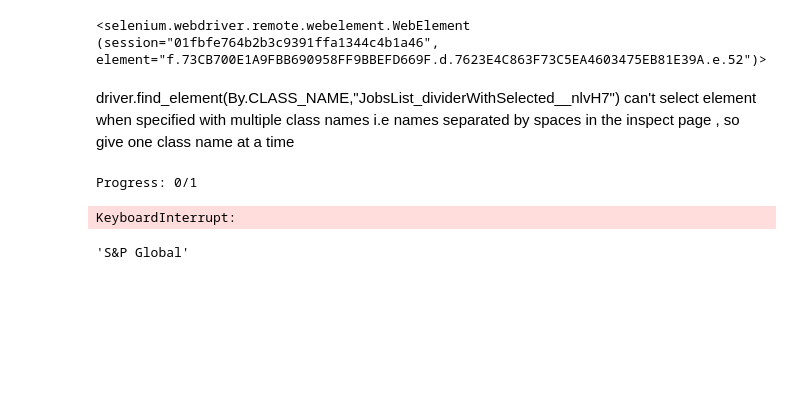
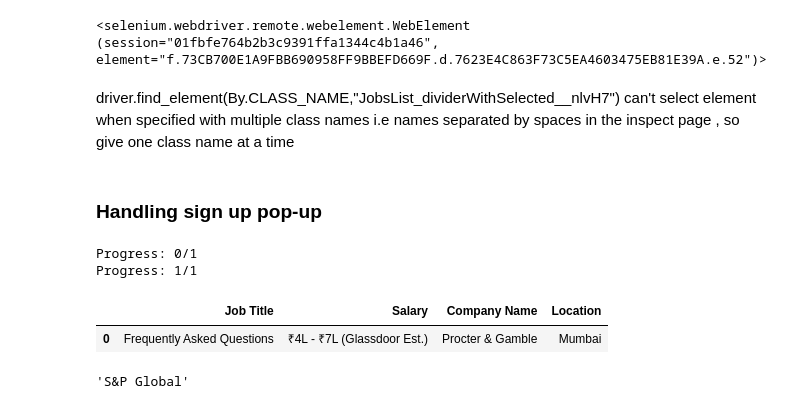
Before and after one commit to Aishwarya-Karwal/ds-project-from-scratch, a Jupyter notebook: web scraping (collecting DS jobs data).ipynb, the cells around one changed output. Cells and saved outputs as stored; diff of their text form; code cells hidden in the pictures; blank space fills up the shorter version.

```diff
--- a/web scraping (collecting DS jobs data).ipynb
+++ b/web scraping (collecting DS jobs data).ipynb
@@ -302,3 +546,5 @@ while( len(jobs) < 1):
 
         break
     jobs.append(job_buttons)
+# %% [markdown]
+### Handling sign up pop-up
@@ -308,13 +566,13 @@ while( len(jobs) < 1):
 
 #options = webdriver.ChromeOptions()
 options = Options()
-options.add_argument("--disable-notifications")
+options.add_argument("--disable-notifications") # did not do any good
 driver = webdriver.Chrome(options = options)
 
 # not writing the executable parameter in option since
 # it gives error now , maybe in updated versions
 # of selenium
-#driver = webdriver.Chrome(options = options)
+
 driver.set_window_size(1120,1000)
 
 url = "https://www.glassdoor.co.in/Job/" + "data-science-jobs" + "-SRCH_KO0,12.htm"
@@ -323,14 +581,14 @@ jobs = []
 num_jobs = 1
 #while(len(jobs) < num_jobs):
 try:
-    driver.find_element(By.CLASS_NAME,"selected").click()
+    driver.find_element(By.CLASS_NAME,"selected").click() #did not do any good
 except :
     pass
 
 time.sleep(.1)
 
 try:
-    close_button = driver.find_element(By.CSS_SELECTOR,'[alt="close"]').click()
+    close_button = driver.find_element(By.CSS_SELECTOR,'[alt="close"]').click() # did not do any good
     close_button.click()
     print('x out worked')
 except NoSuchElementException:
@@ -338,38 +596,44 @@ except NoSuchElementException:
     pass
 
 
 job_buttons = driver.find_elements(By.CLASS_NAME,"JobsList_jobListItem__wjTHv")
 for job_button in job_buttons:
     print("Progress: {}".format(""+str(len(jobs))+ "/" + str(num_jobs)))
     if(len(jobs) >= num_jobs):
         break
 
     job_button.click()
-    driver.find_element(By.TAG_NAME, "body").send_keys(Keys.ESCAPE)
+    driver.find_element(By.TAG_NAME, "body").send_keys(Keys.ESCAPE) # this is what worked for sign-up prompt
 
     time.sleep(1)
     collected_successfully = False
 
     while not collected_successfully :
         try :
             company_name = driver.find_element(By.CLASS_NAME,'EmployerProfile_compactEmployerName__LE242').text
             location = driver.find_element(By.CLASS_NAME,'JobDetails_location__mSg5h').text
             job_title = driver.find_element(By.CLASS_NAME,'heading_Heading__BqX5J').text
-            job_description = driver.find_element(By.CLASS_NAME,'JobDetails_jobDescription__uW_fk').text
+            #job_description = driver.find_element(By.CLASS_NAME,'JobDetails_jobDescription__uW_fk').text
             collected_successfully = True
         except:
             time.sleep(5)
 
+        #try:
+        salaries = driver.find_elements(By.CLASS_NAME,'JobCard_salaryEstimate__arV5J')#.text
+        salary_estimate = salaries[0].text
+
     jobs.append({"Job Title" : job_title,
-            "Job Description" : job_description,
+            "Salary":salary_estimate,
             "Company Name" : company_name,
             "Location" : location,
             })
 
-df = pd.DataFrame(jobs)
+pd.DataFrame(jobs)
 # %% [output]
 Progress: 0/1
+Progress: 1/1
-KeyboardInterrupt:
+|  | Job Title | Salary | Company Name | Location |
+| 0 | Frequently Asked Questions | ₹4L - ₹7L (Glassdoor Est.) | Procter & Gamble | Mumbai |
 # %%
 company_name
 # %% [output]
```
Also changed, not shown: parts of 45 cells of this notebook, 5 other files.
